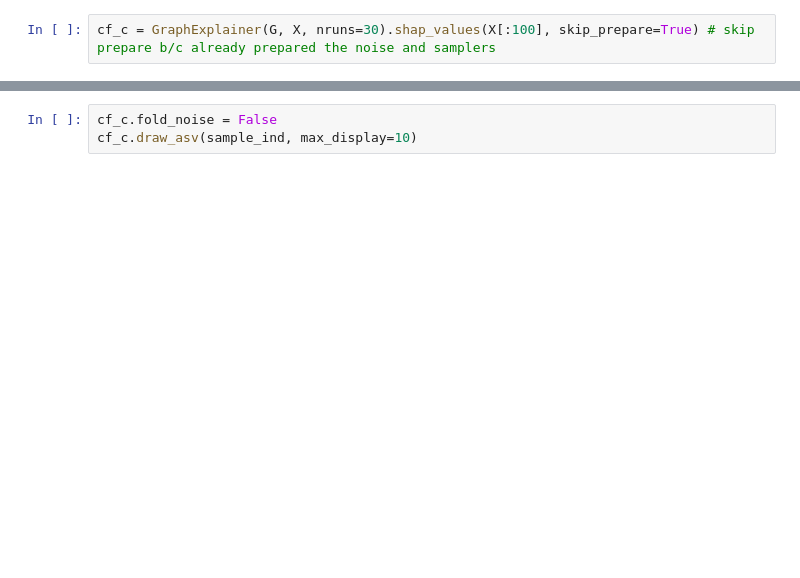
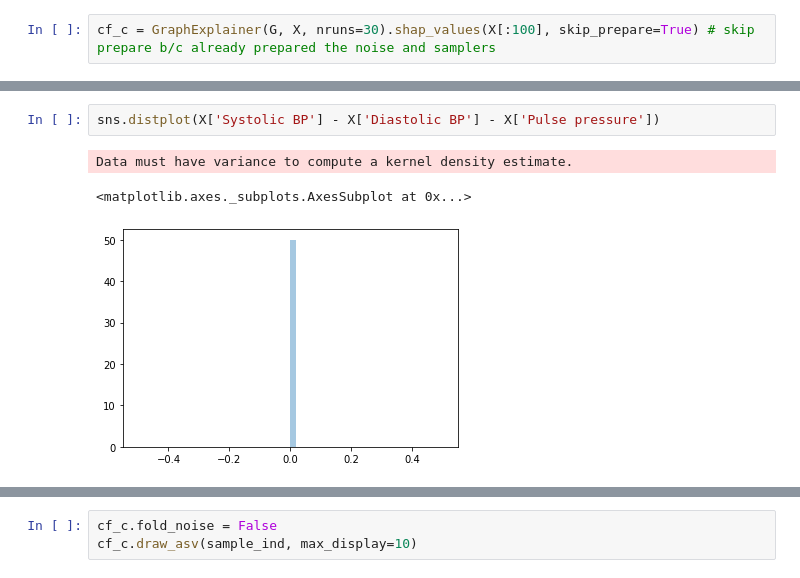
Before and after one commit to nathanwang000/Shapley-Flow, a Jupyter notebook: notebooks/NHANES1_survival.ipynb, the cells around one changed output, grey strips where cells are left out. Saved outputs shown, nothing was run; the diff lists cells and outputs as text; blank space fills up the shorter version.

```diff
--- a/notebooks/NHANES1_survival.ipynb
+++ b/notebooks/NHANES1_survival.ipynb
@@ -362,0 +380,6 @@ cf_c.draw(sample_ind, max_display=15)
+# %%
+sns.distplot(X['Systolic BP'] - X['Diastolic BP'] - X['Pulse pressure'])
+# %% [output]
+Data must have variance to compute a kernel density estimate.
+<matplotlib.axes._subplots.AxesSubplot at 0x...>
+[figure, added]
```
Also changed, not shown: parts of 15 cells of this notebook, 3 other files.
